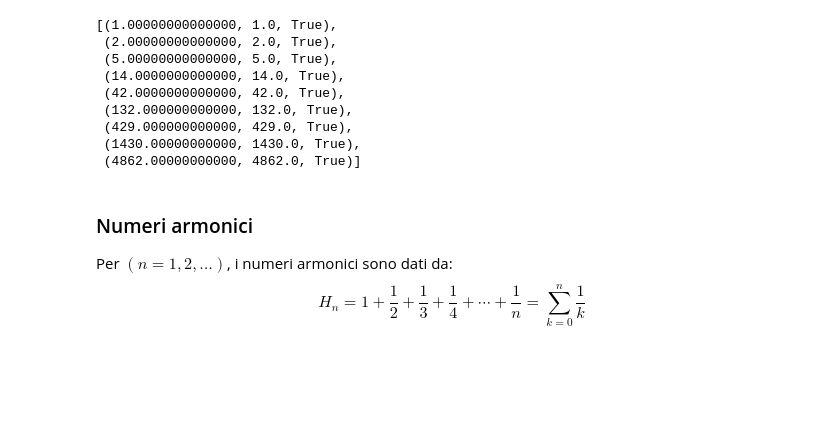
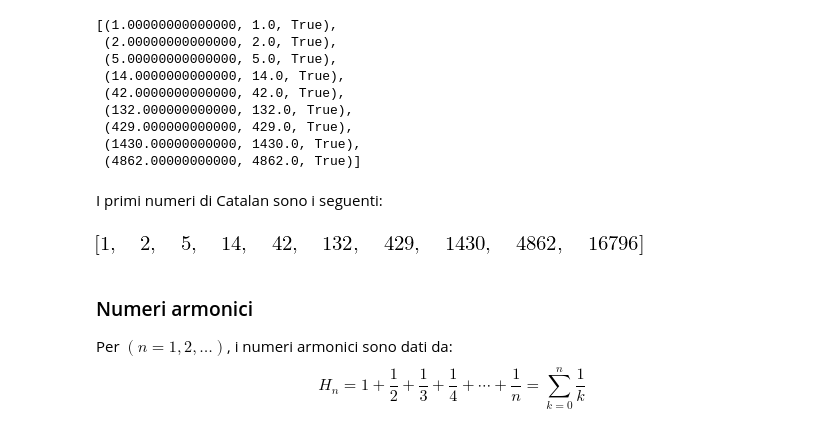
Before and after one commit to irenedini/Progetto-P.A.A., a Jupyter notebook: Untitled.ipynb, the cells around one changed output. Cells and saved outputs as stored; diff of their text form; code cells hidden in the pictures; blank space fills up the shorter version.

```diff
--- a/Untitled.ipynb
+++ b/Untitled.ipynb
@@ -137,6 +144,12 @@ coeff = chop((taylor(catalan_numbers_gen, 0, 10)))
  (429.000000000000, 429.0, True),
  (1430.00000000000, 1430.0, True),
  (4862.00000000000, 4862.0, True)]
+# %% [markdown]
+I primi numeri di Catalan sono i seguenti:
+# %%
+[catalan_numbers(i) for i in range(1, 11)]
+# %% [output]
+[figure, added]
 # %% [markdown]
 ### Numeri armonici
 Per $(n=1,2,\dots)$, i numeri armonici sono dati da:<br />
```
Also changed, not shown: parts of 35 cells of this notebook.
